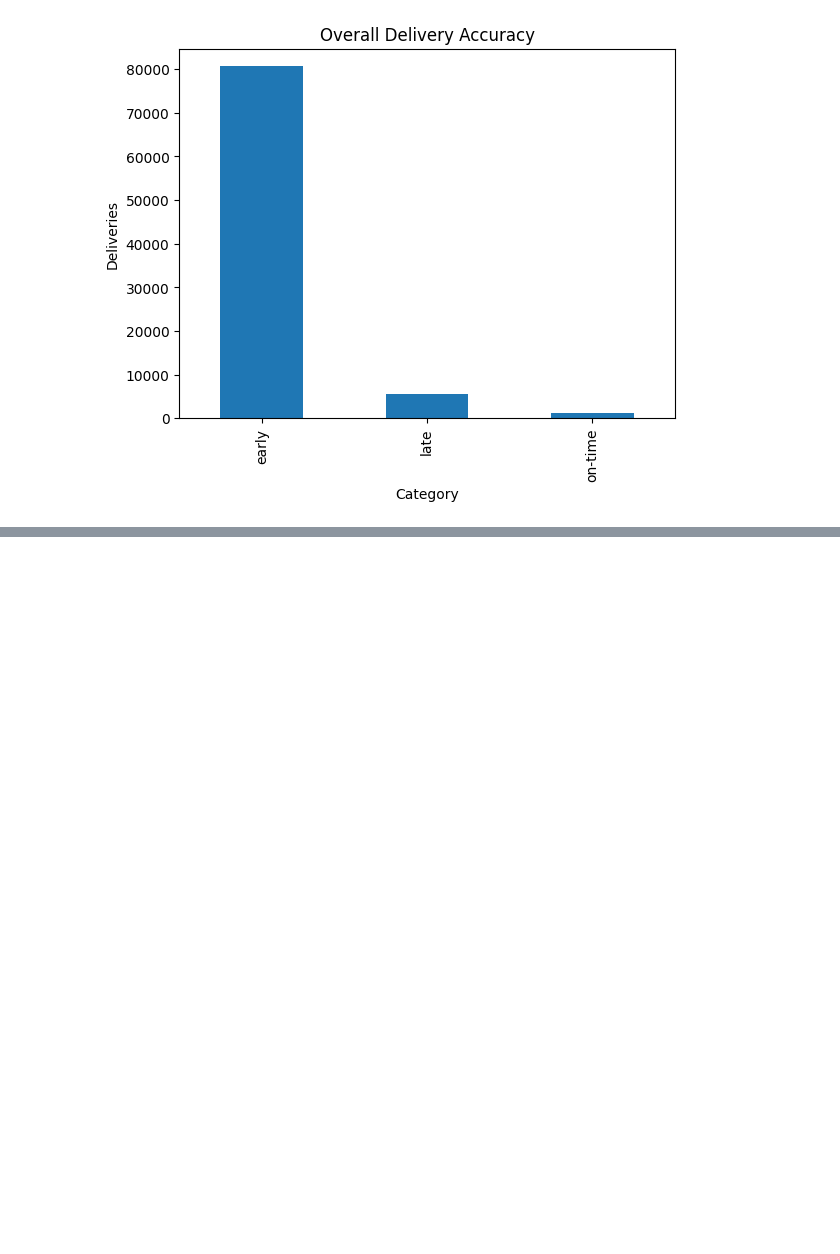
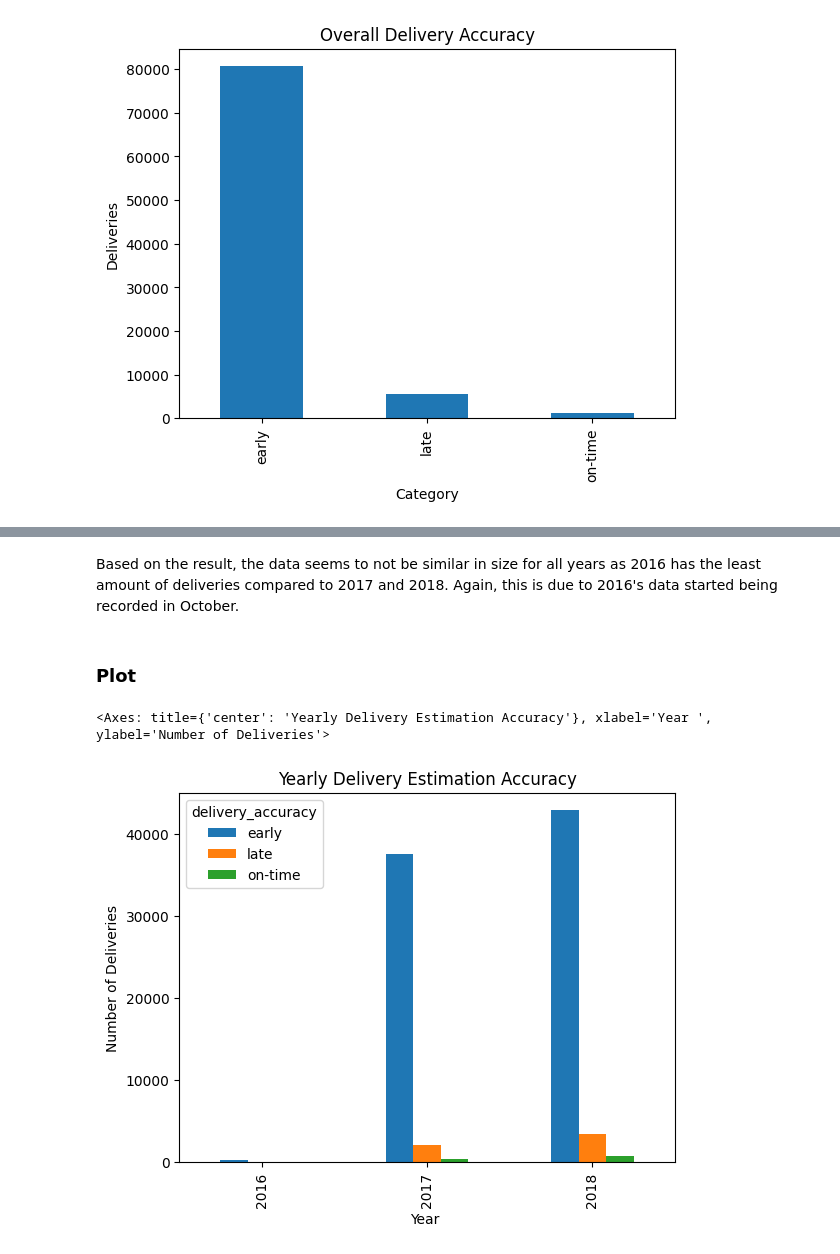
Before and after one commit to juanyeremia/ecommerce_sc_analysis, a Jupyter notebook: eda.ipynb, the cells around one changed output, grey strips where cells are left out. Drawn from its saved outputs; the diff is of its cells as text; code cells hidden in the pictures; blank space fills up the shorter version.

```diff
--- a/eda.ipynb
+++ b/eda.ipynb
@@ -472,0 +490,12 @@ delivery_accuracy.plot(
+# %%
+# Obtain purchase year
+df_delivery_accuracy["purchase_year"] = df_delivery_accuracy["order_purchase_timestamp"].dt.year
+
+#
+yearly_accuracy = (
+    df_delivery_accuracy
+    .groupby(["purchase_year", "delivery_accuracy"])
+    .size()
+    .unstack(fill_value=0)
+)
+yearly_accuracy
@@ -472,0 +508,14 @@ delivery_accuracy.plot(
+# %% [markdown]
+Based on the result, the data seems to not be similar in size for all years as 2016 has the least amount of deliveries compared to 2017 and 2018. Again, this is due to 2016's data started being recorded in October.
+# %% [markdown]
+### Plot
+# %%
+yearly_accuracy.plot(
+    kind="bar",
+    title="Yearly Delivery Estimation Accuracy",
+    ylabel="Number of Deliveries",
+    xlabel="Year "
+)
+# %% [output]
+<Axes: title={'center': 'Yearly Delivery Estimation Accuracy'}, xlabel='Year ', ylabel='Number of Deliveries'>
+[figure, added]
```
Also changed, not shown: parts of 10 cells of this notebook.
